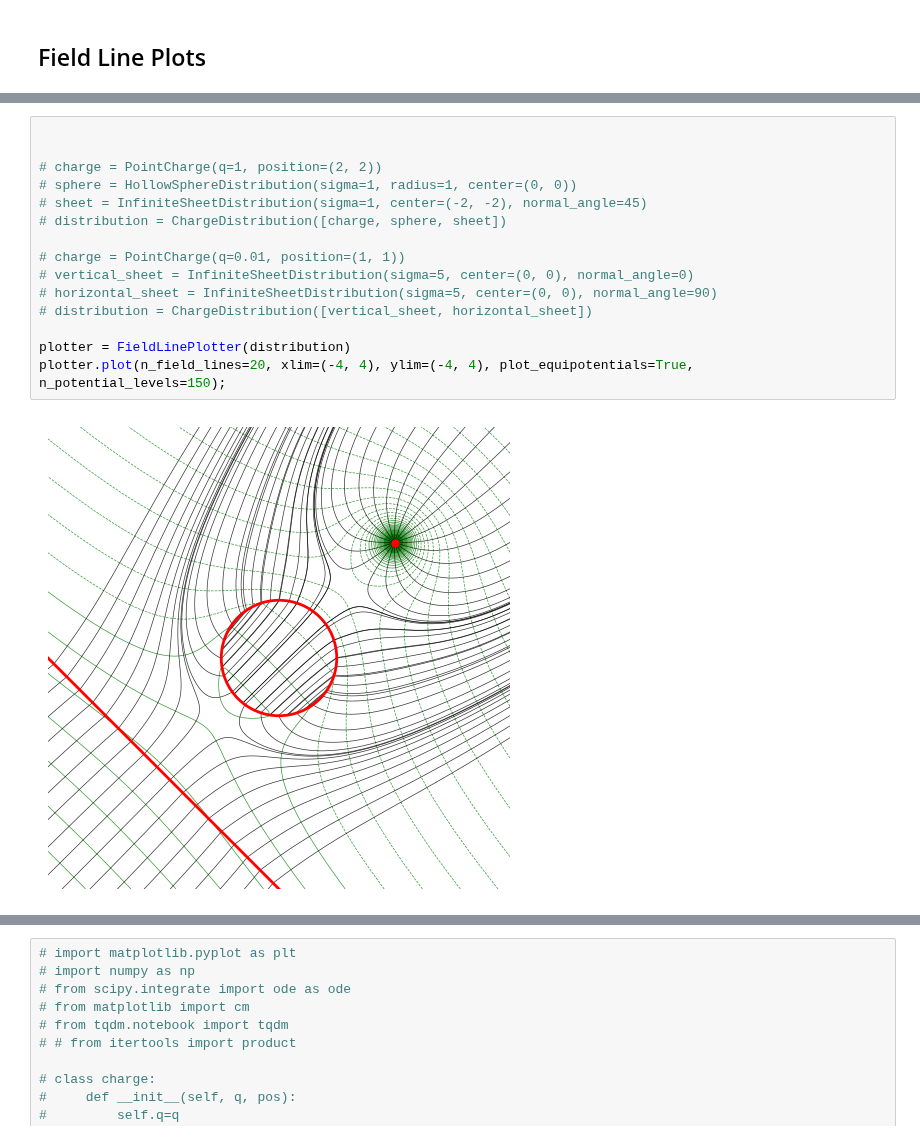
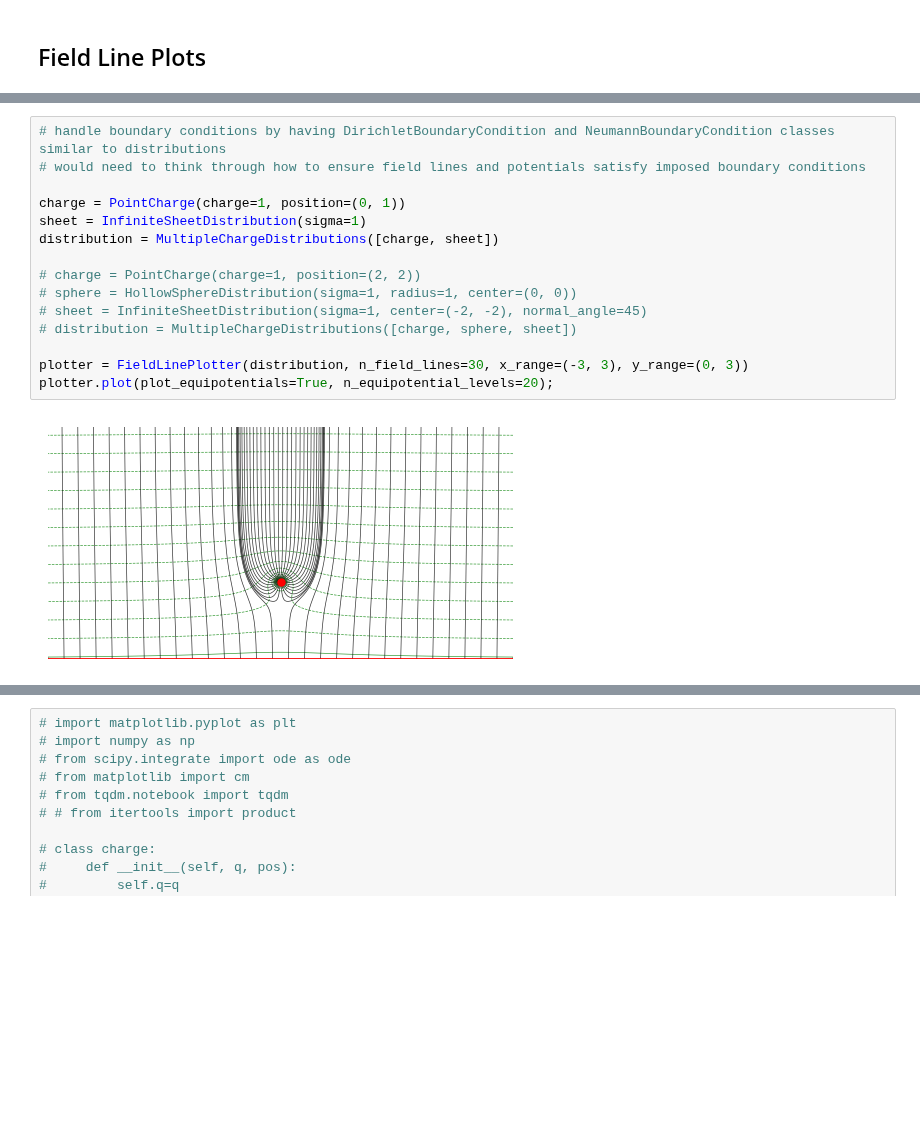
Before and after one commit to rkingery/notebooks, a Jupyter notebook: figures.ipynb, the cells around one changed output, grey strips where cells are left out. Drawn from its saved outputs; the diff is of its cells as text; blank space fills up the shorter version.

```diff
--- a/figures.ipynb
+++ b/figures.ipynb
@@ -366,20 +543,20 @@ plotter.plot(n_field_lines=30, xlim=(-3, 3), ylim=(-3, 3), plot_equipotentials=T
 # %%
+# handle boundary conditions by having DirichletBoundaryCondition and NeumannBoundaryCondition classes similar to distributions
+# would need to think through how to ensure field lines and potentials satisfy imposed boundary conditions
 
+charge = PointCharge(charge=1, position=(0, 1))
+sheet = InfiniteSheetDistribution(sigma=1)
+distribution = MultipleChargeDistributions([charge, sheet])
 
-# charge = PointCharge(q=1, position=(2, 2))
+# charge = PointCharge(charge=1, position=(2, 2))
 # sphere = HollowSphereDistribution(sigma=1, radius=1, center=(0, 0))
 # sheet = InfiniteSheetDistribution(sigma=1, center=(-2, -2), normal_angle=45)
-# distribution = ChargeDistribution([charge, sphere, sheet])
+# distribution = MultipleChargeDistributions([charge, sphere, sheet])
 
-# charge = PointCharge(q=0.01, position=(1, 1))
-# vertical_sheet = InfiniteSheetDistribution(sigma=5, center=(0, 0), normal_angle=0)
-# horizontal_sheet = InfiniteSheetDistribution(sigma=5, center=(0, 0), normal_angle=90)
-# distribution = ChargeDistribution([vertical_sheet, horizontal_sheet])
-
-plotter = FieldLinePlotter(distribution)
-plotter.plot(n_field_lines=20, xlim=(-4, 4), ylim=(-4, 4), plot_equipotentials=True, n_potential_levels=150);
+plotter = FieldLinePlotter(distribution, n_field_lines=30, x_range=(-3, 3), y_range=(0, 3))
+plotter.plot(plot_equipotentials=True, n_equipotential_levels=20);
 # %% [output]
-[figure, old version]
+[figure, new version]
 # %%
 class MagneticDipole:
     def __init__(self, m, center, angle, length, width=0.4):
```
Also changed, not shown: parts of 5 cells of this notebook.
